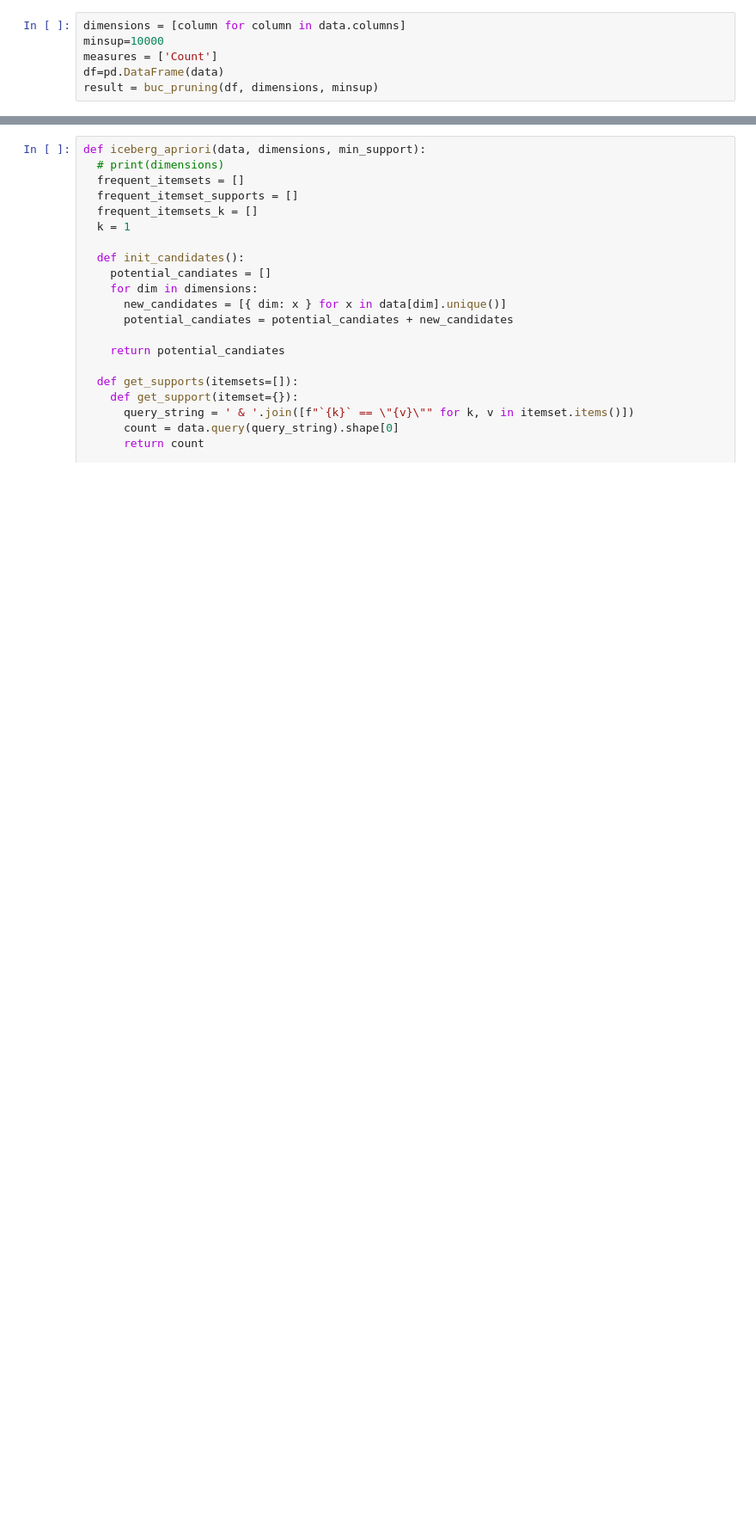
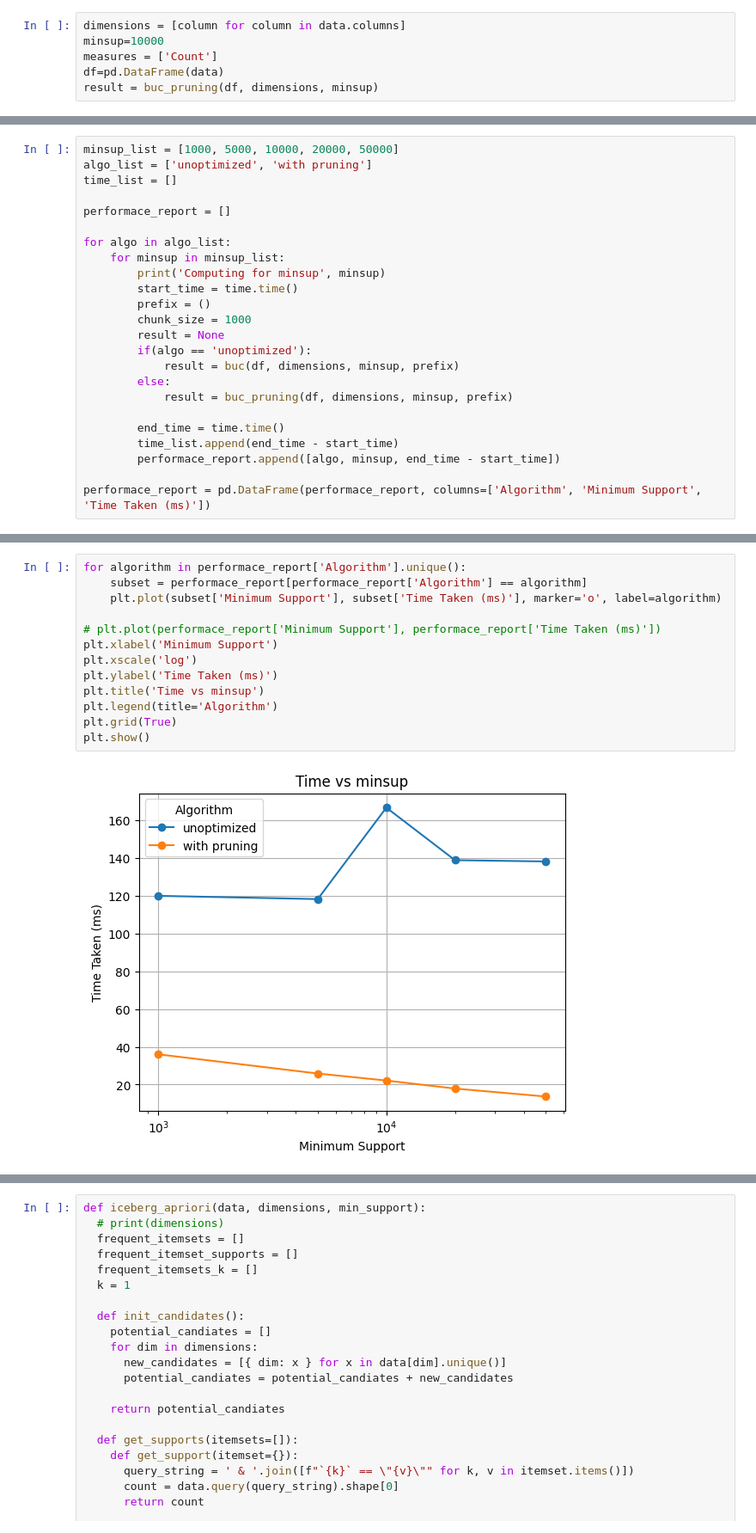
Before and after one commit to Data-Analytics-IIITH/A2, a Jupyter notebook: assignment2_3.ipynb, the cells around one changed output, grey strips where cells are left out. Shown at 86% size. Drawn from its saved outputs; the diff is of its cells as text; blank space fills up the shorter version.

Commit message:
added performance plot Time vs Minsup

```diff
--- a/assignment2_3.ipynb
+++ b/assignment2_3.ipynb
@@ -461,0 +422,24 @@ result_df.head(10)
+# %%
+minsup_list = [1000, 5000, 10000, 20000, 50000]
+algo_list = ['unoptimized', 'with pruning']
+time_list = []
+
+performace_report = []
+
+for algo in algo_list:
+    for minsup in minsup_list:
+        print('Computing for minsup', minsup)
+        start_time = time.time()
+        prefix = ()
+        chunk_size = 1000
+        result = None
+        if(algo == 'unoptimized'):
+            result = buc(df, dimensions, minsup, prefix)
+        else:
+            result = buc_pruning(df, dimensions, minsup, prefix)
+
+        end_time = time.time()
+        time_list.append(end_time - start_time)
+        performace_report.append([algo, minsup, end_time - start_time])
+
+performace_report = pd.DataFrame(performace_report, columns=['Algorithm', 'Minimum Support', 'Time Taken (ms)'])
@@ -461,0 +471,15 @@ result_df.head(10)
+# %%
+for algorithm in performace_report['Algorithm'].unique():
+    subset = performace_report[performace_report['Algorithm'] == algorithm]
+    plt.plot(subset['Minimum Support'], subset['Time Taken (ms)'], marker='o', label=algorithm)
+
+# plt.plot(performace_report['Minimum Support'], performace_report['Time Taken (ms)'])
+plt.xlabel('Minimum Support')
+plt.xscale('log')
+plt.ylabel('Time Taken (ms)')
+plt.title('Time vs minsup')
+plt.legend(title='Algorithm')
+plt.grid(True)
+plt.show()
+# %% [output]
+[figure, added]
```
Also changed, not shown: parts of 11 cells of this notebook.
